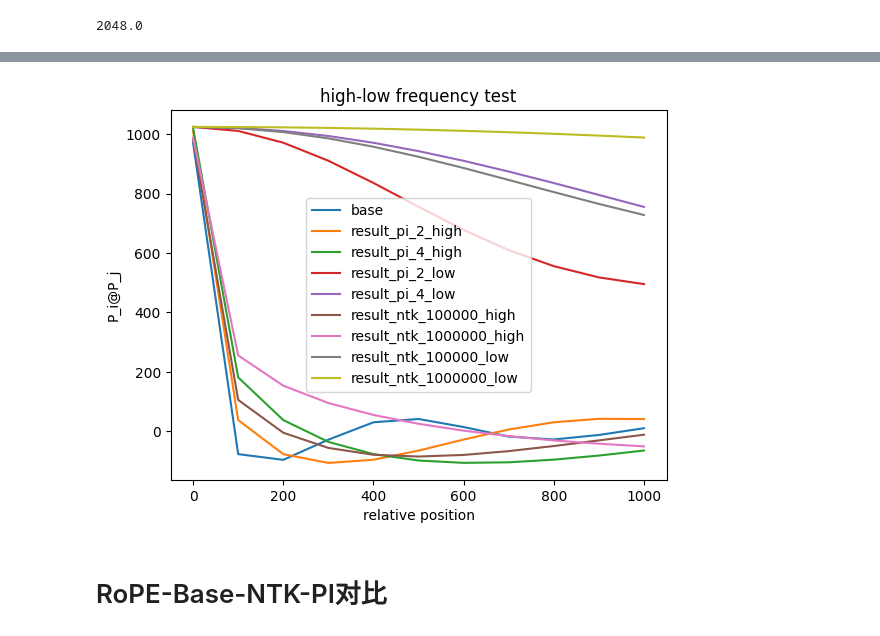
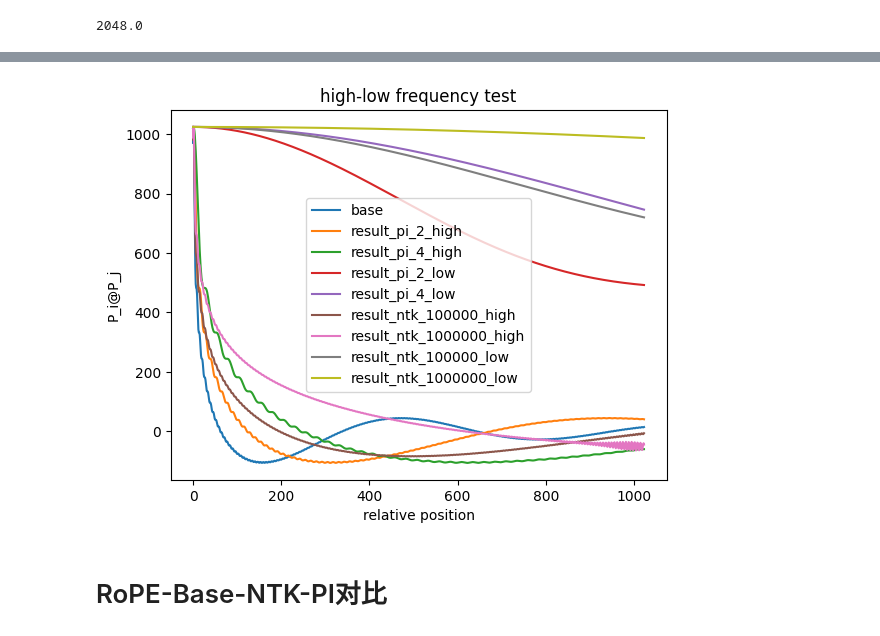
Before and after one commit to duani-excellence/MA-RLHF, a Jupyter notebook: notebook/rope_analysis.ipynb, the cells around one changed output, grey strips where cells are left out. Saved outputs shown, nothing was run; the diff lists cells and outputs as text; code cells hidden in the pictures.

Commit message:
fix rope analysis plot

```diff
--- a/notebook/rope_analysis.ipynb
+++ b/notebook/rope_analysis.ipynb
@@ -331,35 +331,35 @@ result_ntk_1000000_high = result.tolist()
 
 pe = PositionalEncoding(d_model, max_len, base=100000.0).encoding
 pe = pe[:, d_tmp:]
 result = pe[1,:] @ pe.transpose(1,0)
 result_ntk_100000_low = result.tolist()
 
 pe = PositionalEncoding(d_model, max_len, base=1000000.0).encoding
 pe = pe[:, d_tmp:]
 result = pe[1,:] @ pe.transpose(1,0)
 result_ntk_1000000_low = result.tolist()
 
 
-step = 100
+step = 1
 x_s = x[::step]
 plt.plot(x_s, result_base[::step], label = 'base' )
 plt.plot(x_s, result_pi_2_high[::step], label = 'result_pi_2_high')
 plt.plot(x_s, result_pi_4_high[::step], label = 'result_pi_4_high')
 plt.plot(x_s, result_pi_2_low[::step], label = 'result_pi_2_low')
 plt.plot(x_s, result_pi_4_low[::step], label = 'result_pi_4_low')
 plt.plot(x_s, result_ntk_100000_high[::step], label = 'result_ntk_100000_high')
 plt.plot(x_s, result_ntk_1000000_high[::step], label = 'result_ntk_1000000_high')
 plt.plot(x_s, result_ntk_100000_low[::step], label = 'result_ntk_100000_low')
 plt.plot(x_s, result_ntk_1000000_low[::step], label = 'result_ntk_1000000_low')
 plt.legend()
 
 plt.title(f"high-low frequency test")
 plt.xlabel("relative position")
 plt.ylabel("P_i@P_j")
 plt.show()
 # %% [output]
 [interactive output not drawn]
-[figure, old version]
+[figure, new version]
 # %% [markdown]
 # RoPE-Base-NTK-PI对比
 # %% [markdown]
```
